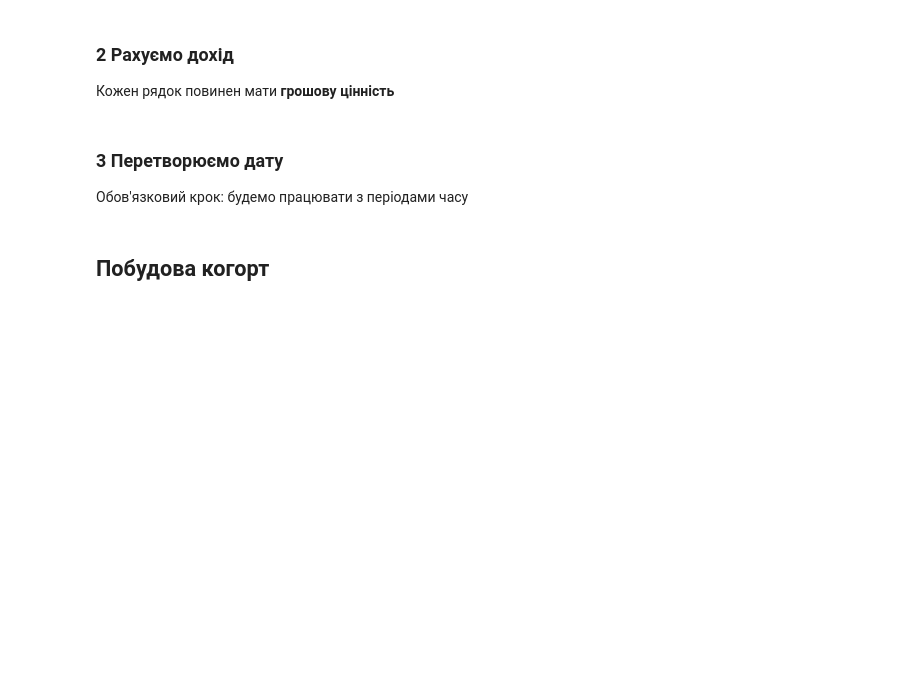
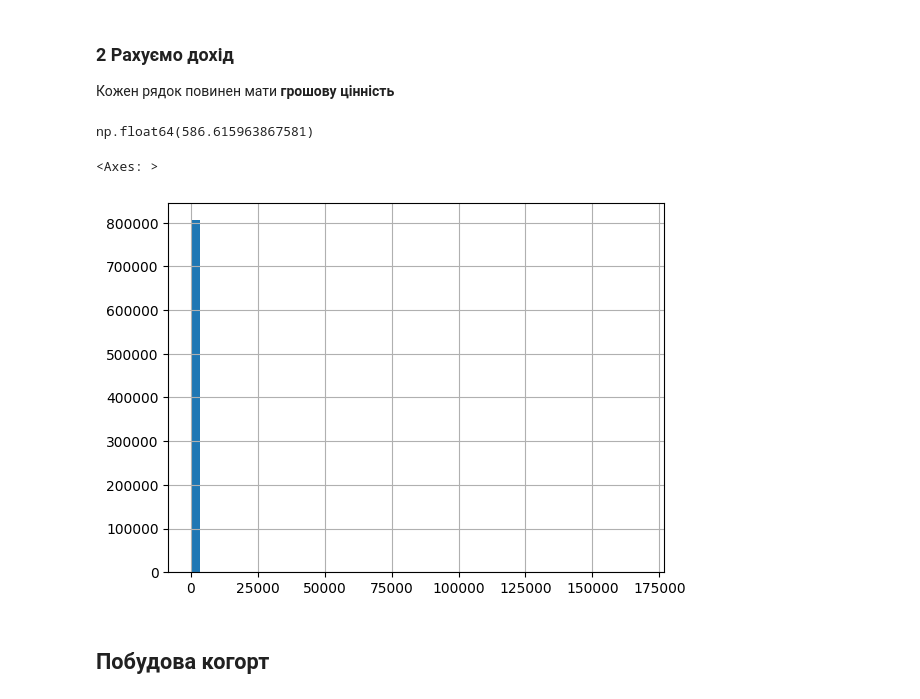
Before and after one commit to cpython-projects/da_1709, a Jupyter notebook: lesson_29.ipynb, the cells around one changed output. Drawn from its saved outputs; the diff is of its cells as text; code cells hidden in the pictures; blank space fills up the shorter version.

```diff
--- a/lesson_29.ipynb
+++ b/lesson_29.ipynb
@@ -184,0 +247,2 @@ $$
+# %%
+df['Invoice'] = df['Invoice'].astype(str)
@@ -185,9 +276,21 @@ $$
+# %%
+df.InvoiceDate = pd.to_datetime(df.InvoiceDate, format='%Y-%m-%d %H:%M:%S')
+# %%
+df['Customer ID'] = df['Customer ID'].astype(int)
 # %% [markdown]
 ### 2 Рахуємо дохід
 Кожен рядок повинен мати  **грошову цінність**
-# %% [markdown]
-### 3 Перетворюємо дату
-Обов'язковий крок: будемо працювати з періодами часу
+# %%
+df['Revenue'] = df['Quantity'] * df['Price']
+# %%
+df.Revenue.skew()
+# %% [output]
+np.float64(586.615963867581)
+# %%
+df.Revenue.hist(bins=50)
+# %% [output]
+<Axes: >
+[figure, added]
 # %% [markdown]
 ## Побудова когорт
 # %% [markdown]
```
Also changed, not shown: parts of 31 cells of this notebook.
